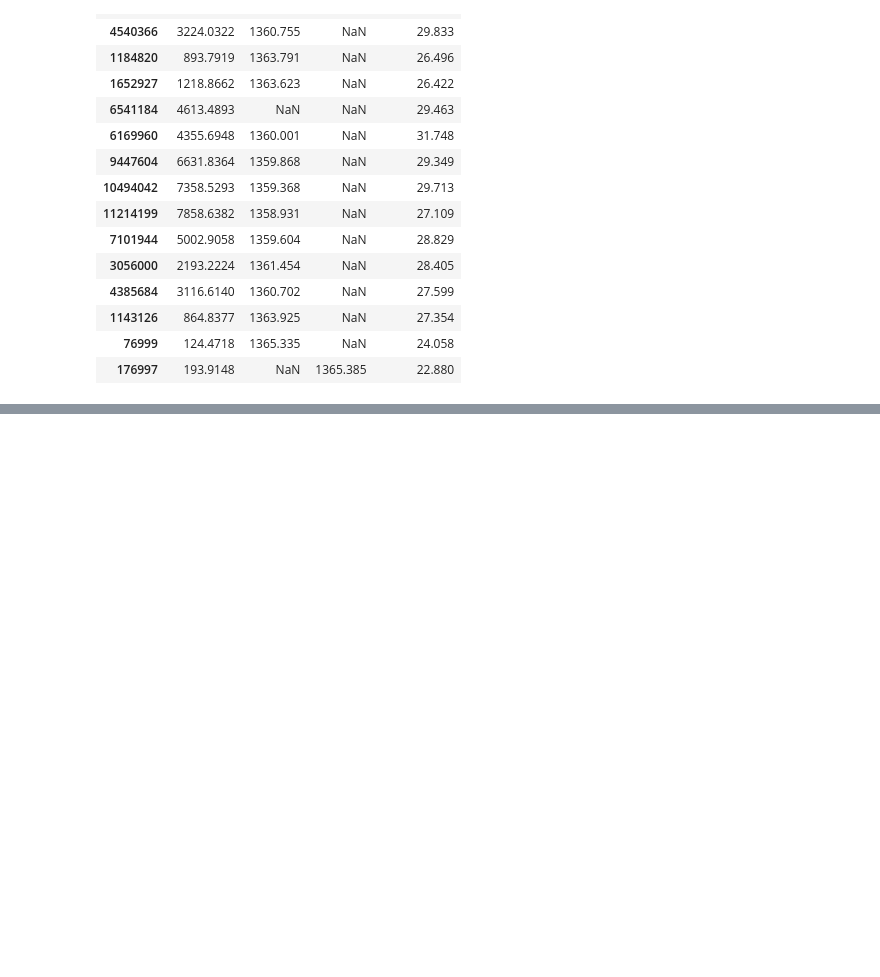
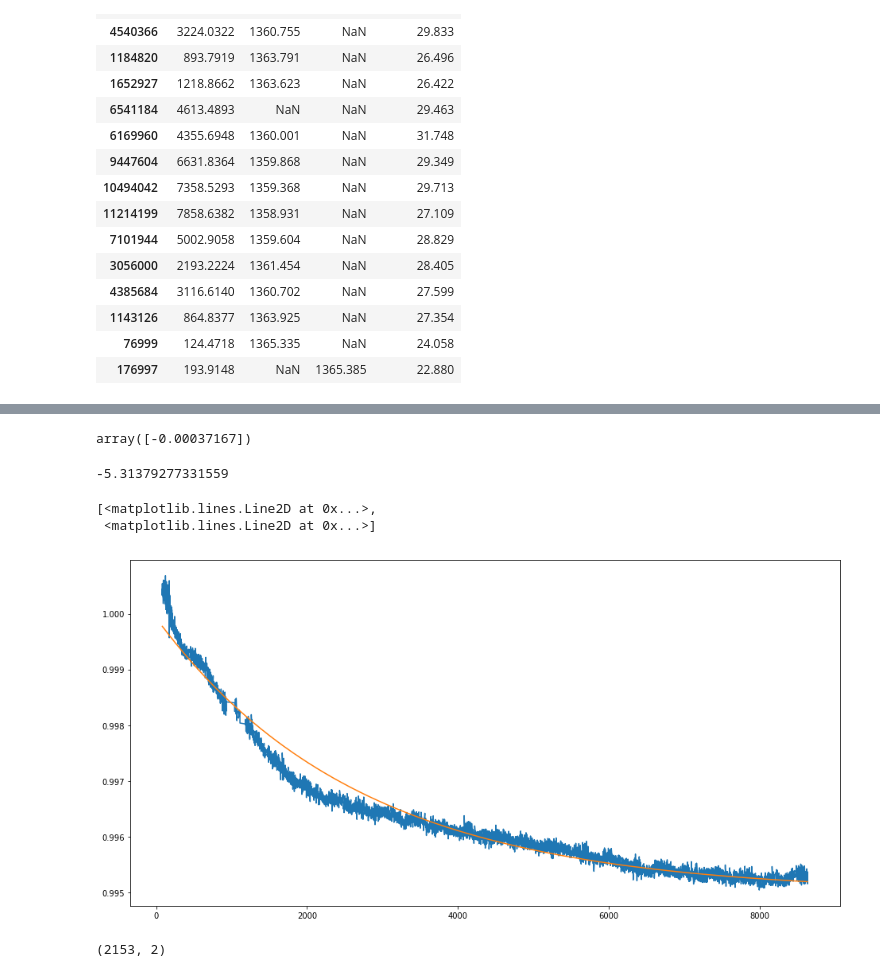
Before and after one commit to roksikonja/dslab_virgo_tsi, a Jupyter notebook: exponential_decay.ipynb, the cells around one changed output, grey strips where cells are left out. Cells and saved outputs as stored; diff of their text form; code cells hidden in the pictures; blank space fills up the shorter version.

```diff
--- a/exponential_decay.ipynb
+++ b/exponential_decay.ipynb
@@ -59,2 +60,0 @@ dtype('float64')
-# %%
-curve_fit(exponential_decay,  t_nn,  ratio_a_b)
@@ -86,0 +61,3 @@ plt.show()
+# %%
+X= np.array(t_nn).reshape(-1,1)
+logY = np.log(np.array(ratio_a_b)-0.995)
@@ -86,0 +66,20 @@ plt.show()
+# %%
+reg = LinearRegression().fit(X, logY)
+# %%
+reg.coef_
+# %% [output]
+array([-0.00037167])
+# %%
+reg.intercept_
+# %% [output]
+-5.31379277331559
+# %%
+a = reg.coef_[0]
+b = reg.intercept_
+# %%
+plt.figure(5, figsize=(16, 8))
+plt.plot(t_nn, ratio_a_b, t_nn, np.exp(a*t_nn + b)+0.995)
+# %% [output]
+[<matplotlib.lines.Line2D at 0x...>,
+ <matplotlib.lines.Line2D at 0x...>]
+[figure, added]
@@ -86,0 +88,6 @@ plt.show()
+# %%
+data = np.stack((t_nn, ratio_a_b)).T
+data = data[::10]
+data.shape
+# %% [output]
+(2153, 2)
```
Also changed, not shown: parts of 30 cells of this notebook, 1 other file.
